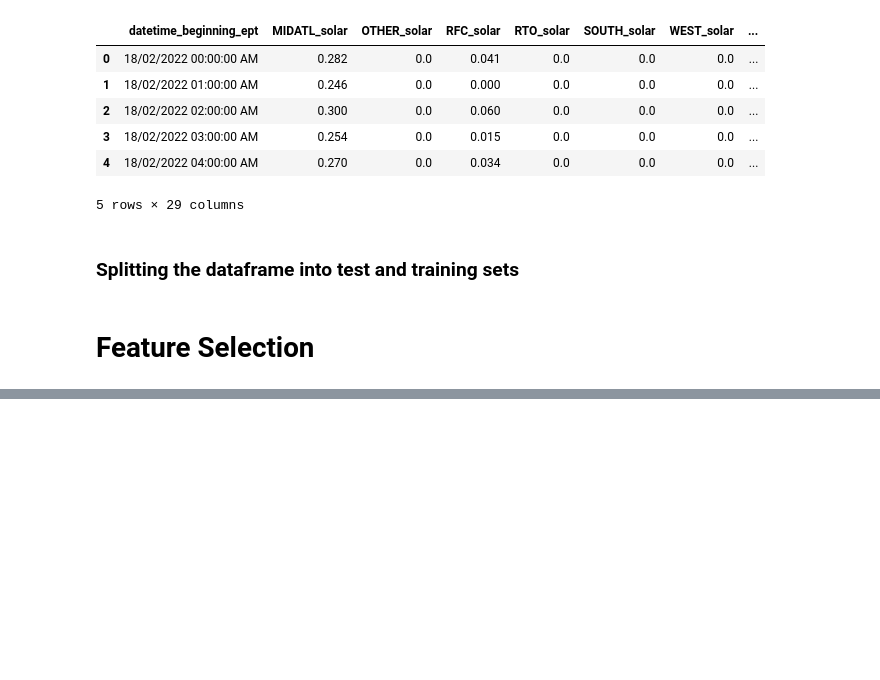
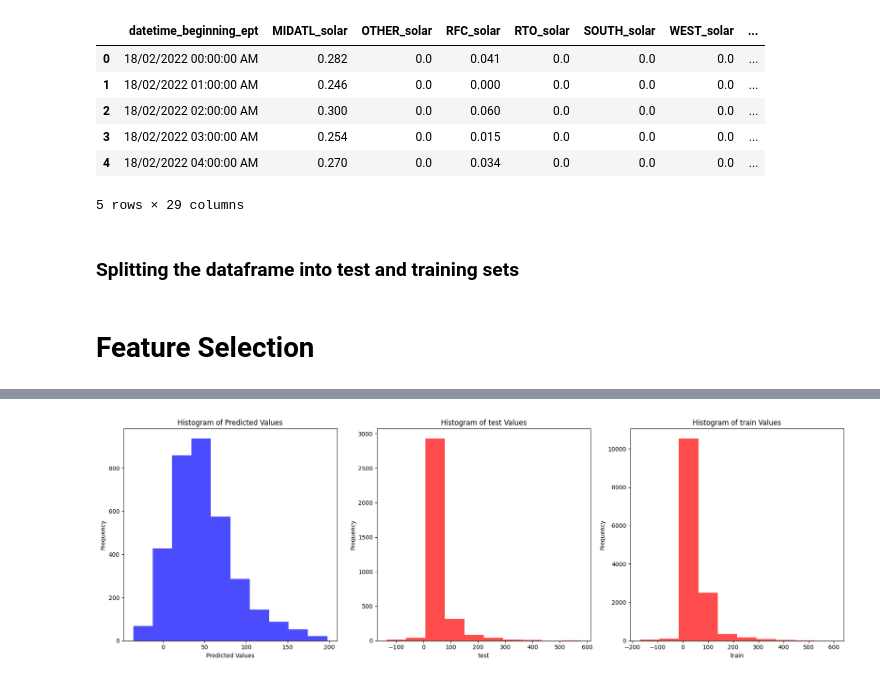
Before and after one commit to MSCI-446-Project-Team/MSCI_446_ML_Course_Project, a Jupyter notebook: Predictions/models.ipynb, the cells around one changed output, grey strips where cells are left out. Saved outputs shown, nothing was run; the diff lists cells and outputs as text; code cells hidden in the pictures; blank space fills up the shorter version.

```diff
--- a/Predictions/models.ipynb
+++ b/Predictions/models.ipynb
@@ -57,0 +149,30 @@ Index(['datetime_beginning_ept', 'MIDATL_solar', 'OTHER_solar', 'RFC_solar',
+# %%
+
+
+# Create subplots
+fig, axs = plt.subplots(1, 3, figsize=(18, 6))
+
+# Plot histogram for predicted values
+axs[0].hist(predict, bins=10, color='blue', alpha=0.7)
+axs[0].set_title('Histogram of Predicted Values')
+axs[0].set_xlabel('Predicted Values')
+axs[0].set_ylabel('Frequency')
+
+# Plot histogram for true values
+axs[1].hist(y_test, bins=10, color='red', alpha=0.7)
+axs[1].set_title('Histogram of test Values')
+axs[1].set_xlabel('test')
+axs[1].set_ylabel('Frequency')
+
+axs[2].hist(y_train, bins=10, color='red', alpha=0.7)
+axs[2].set_title('Histogram of train Values')
+axs[2].set_xlabel('train')
+axs[2].set_ylabel('Frequency')
+
+# Adjust layout
+plt.tight_layout()
+
+# Show plots
+plt.show()
+# %% [output]
+[figure, added]
```
Also changed, not shown: parts of 11 cells of this notebook.
